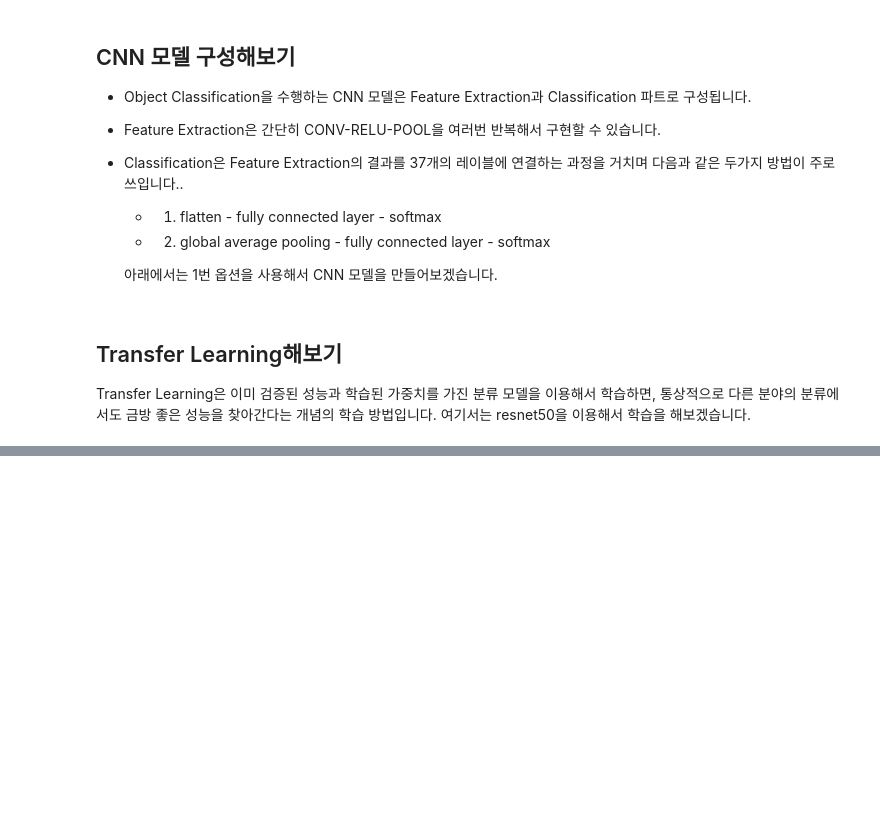
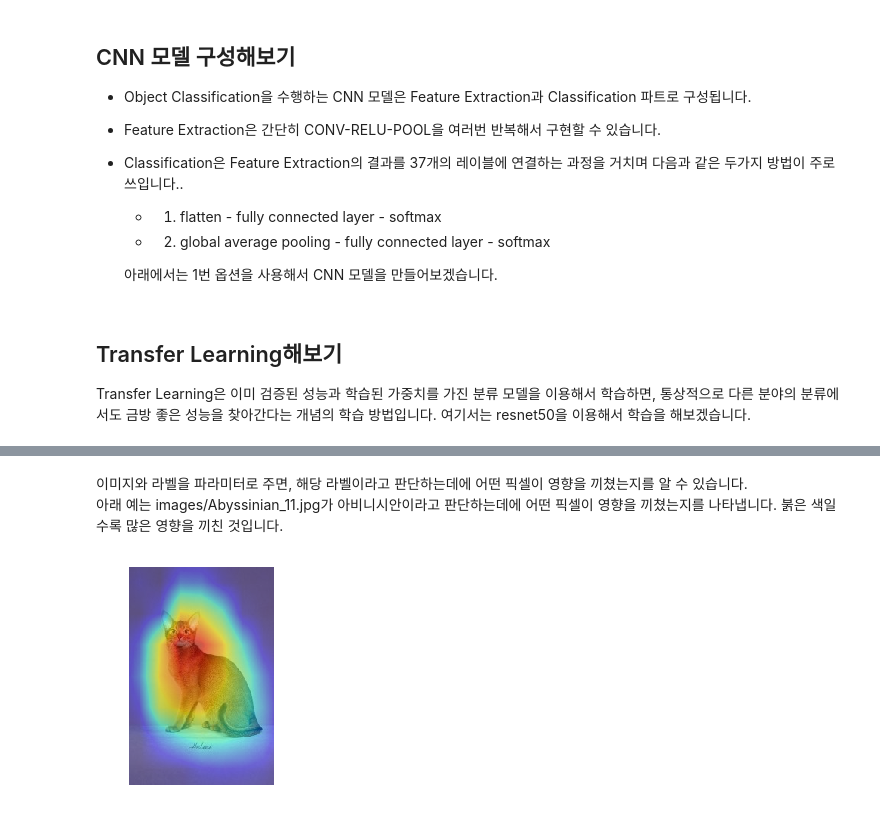
Before and after one commit to learningman7777/CNN-CatClassification, a Jupyter notebook: CatClassification.ipynb, the cells around one changed output, grey strips where cells are left out. Drawn from its saved outputs; the diff is of its cells as text; code cells hidden in the pictures; blank space fills up the shorter version.

Commit message:
feat : Add Transfer Learning, GradCam
Add Transfer Learning, GradCam

```diff
--- a/CatClassification.ipynb
+++ b/CatClassification.ipynb
@@ -504,0 +643,28 @@ frozen_tl_resnet = run_all(image_datasets, frozen_tl_resnet, 0.00001, 3)
+# %% [markdown]
+이미지와 라벨을 파라미터로 주면, 해당 라벨이라고 판단하는데에 어떤 픽셀이 영향을 끼쳤는지를 알 수 있습니다.
+<br>아래 예는 images/Abyssinian_11.jpg가 아비니시안이라고 판단하는데에 어떤 픽셀이 영향을 끼쳤는지를 나타냅니다. 붉은 색일수록 많은 영향을 끼친 것입니다.
+# %%
+def run_gradcam(img_path, idx):
+  gcam = GradCAM(frozen_tl_resnet, 'feature_extractor.7.2')
+  img = pil_image.open(img_path)
+  inputs = image_datasets['TRAIN'].transform(img).unsqueeze(0).to(DEVICE)
+  inputs = torch.tensor(inputs, requires_grad=True)
+
+  preds = gcam.forward(inputs)
+  gcam.backward([idx])
+
+  gradcams = gcam.generate()
+
+  h, w, c = np.asarray(img).shape
+
+  plt.imshow(img)
+  plt.imshow(resize(gradcams[0], (h, w)), cmap='jet', alpha=0.5)
+  plt.axis("off")
+  plt.show()
+
+img_path = "images/Abyssinian_11.jpg"
+idx = 0
+
+run_gradcam(img_path, idx)
+# %% [output]
+[figure, added]
```
Also changed, not shown: parts of 10 cells of this notebook.
